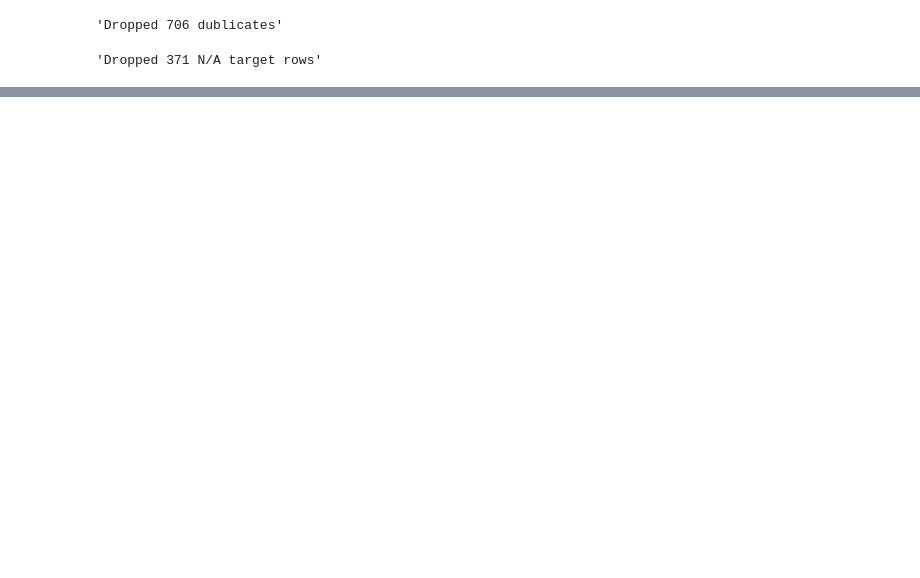
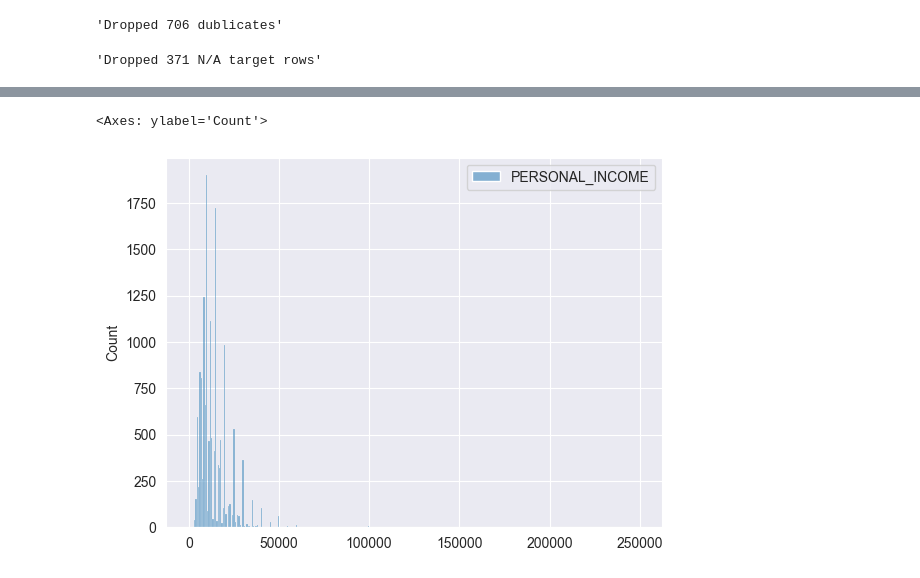
Before and after one commit to ksusonic/bank-ml-mailing, a Jupyter notebook: dataset.ipynb, the cells around one changed output, grey strips where cells are left out. Saved outputs shown, nothing was run; the diff lists cells and outputs as text; code cells hidden in the pictures; blank space fills up the shorter version.

```diff
--- a/dataset.ipynb
+++ b/dataset.ipynb
@@ -238,0 +281,5 @@ df_prepared.to_csv('dataset.csv')
+# %%
+sns.histplot(df[['PERSONAL_INCOME']])
+# %% [output]
+<Axes: ylabel='Count'>
+[figure, added]
```
Also changed, not shown: parts of 14 cells of this notebook, 11 other files.
